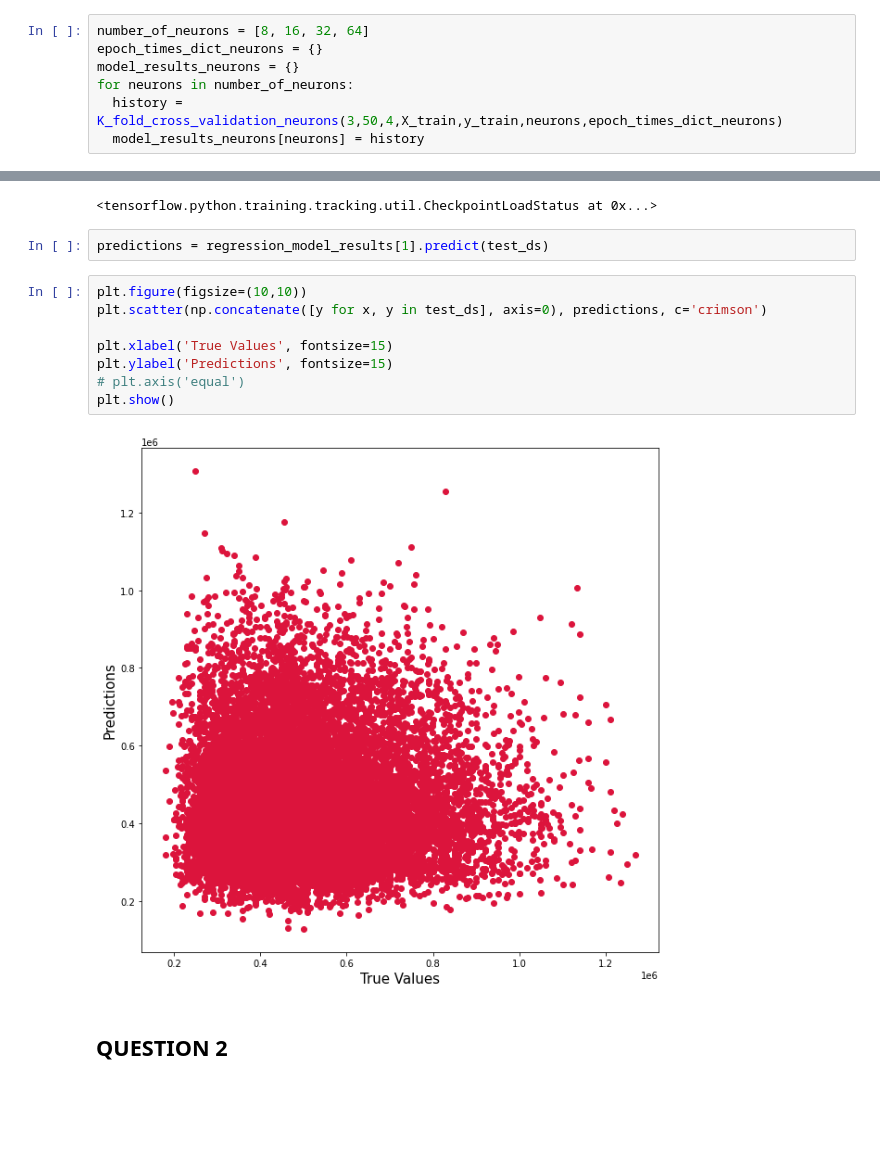
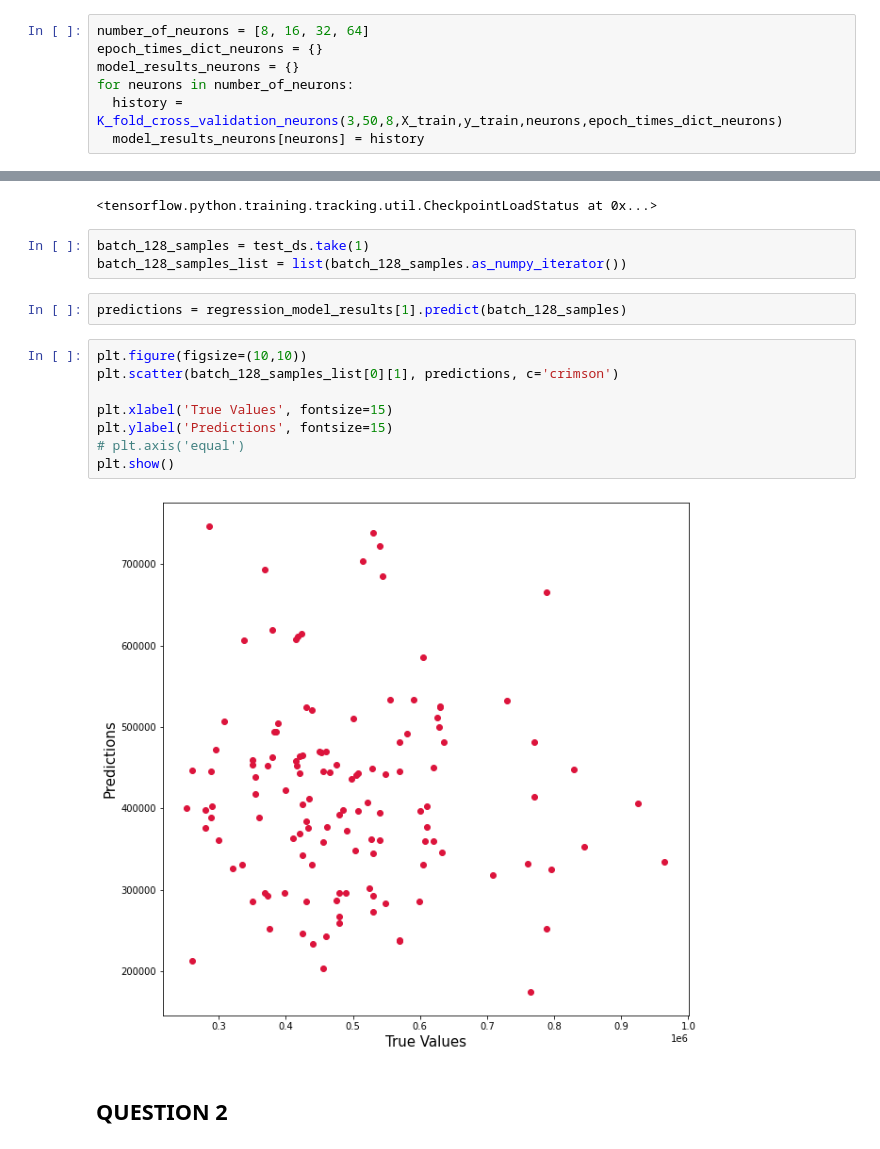
Before and after one commit to ABHISHEK03312/Neural-Networks-and-Deep-Learning, a Jupyter notebook: NNDL_Assignment1.ipynb, the cells around one changed output, grey strips where cells are left out. Saved outputs shown, nothing was run; the diff lists cells and outputs as text; blank space fills up the shorter version.

```diff
--- a/NNDL_Assignment1.ipynb
+++ b/NNDL_Assignment1.ipynb
@@ -452,7 +452,7 @@ number_of_neurons = [8, 16, 32, 64]
 epoch_times_dict_neurons = {}
 model_results_neurons = {}
 for neurons in number_of_neurons:
-  history = K_fold_cross_validation_neurons(3,50,4,X_train,y_train,neurons,epoch_times_dict_neurons)
+  history = K_fold_cross_validation_neurons(3,50,8,X_train,y_train,neurons,epoch_times_dict_neurons)
   model_results_neurons[neurons] = history
 # %% [output]
 Model training for:
@@ -1042,18 +1053,21 @@ validation r2 value:  0.8095741271972656
 regression_model_results[1].load_weights("/Users/abhishekvaidyanathan/Desktop/NNDL/Neural-Networks-and-Deep-Learning/best_epoch_question1_checkpoint.tf")
 # %% [output]
 <tensorflow.python.training.tracking.util.CheckpointLoadStatus at 0x...>
+# %%
+batch_128_samples = test_ds.take(1)
+batch_128_samples_list = list(batch_128_samples.as_numpy_iterator())
 # %%
-predictions = regression_model_results[1].predict(test_ds)
+predictions = regression_model_results[1].predict(batch_128_samples)
 # %%
 plt.figure(figsize=(10,10))
-plt.scatter(np.concatenate([y for x, y in test_ds], axis=0), predictions, c='crimson')
+plt.scatter(batch_128_samples_list[0][1], predictions, c='crimson')
 
 plt.xlabel('True Values', fontsize=15)
 plt.ylabel('Predictions', fontsize=15)
 # plt.axis('equal')
 plt.show()
 # %% [output]
-[figure, old version]
+[figure, new version]
 # %% [markdown]
 ## **QUESTION 2**
 # %% [markdown]
```
Also changed, not shown: parts of 14 cells of this notebook, 2 other files.
